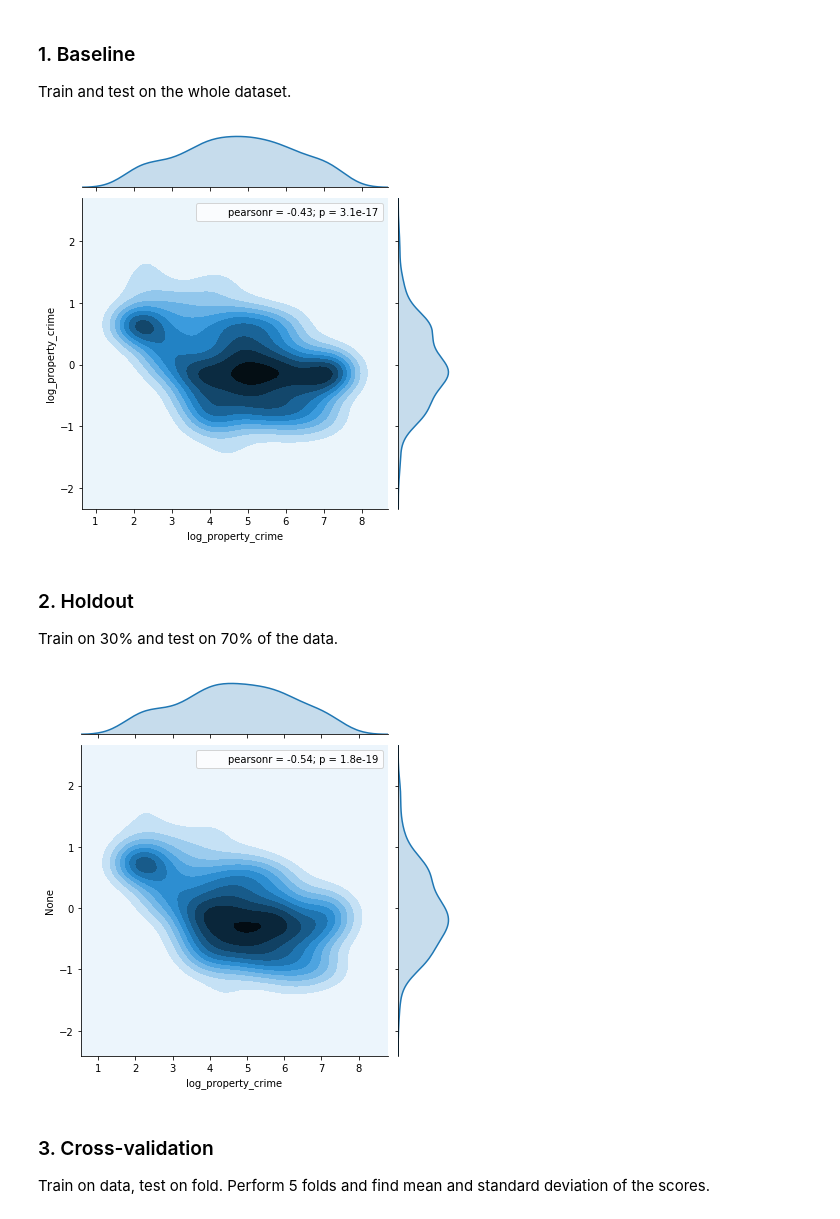
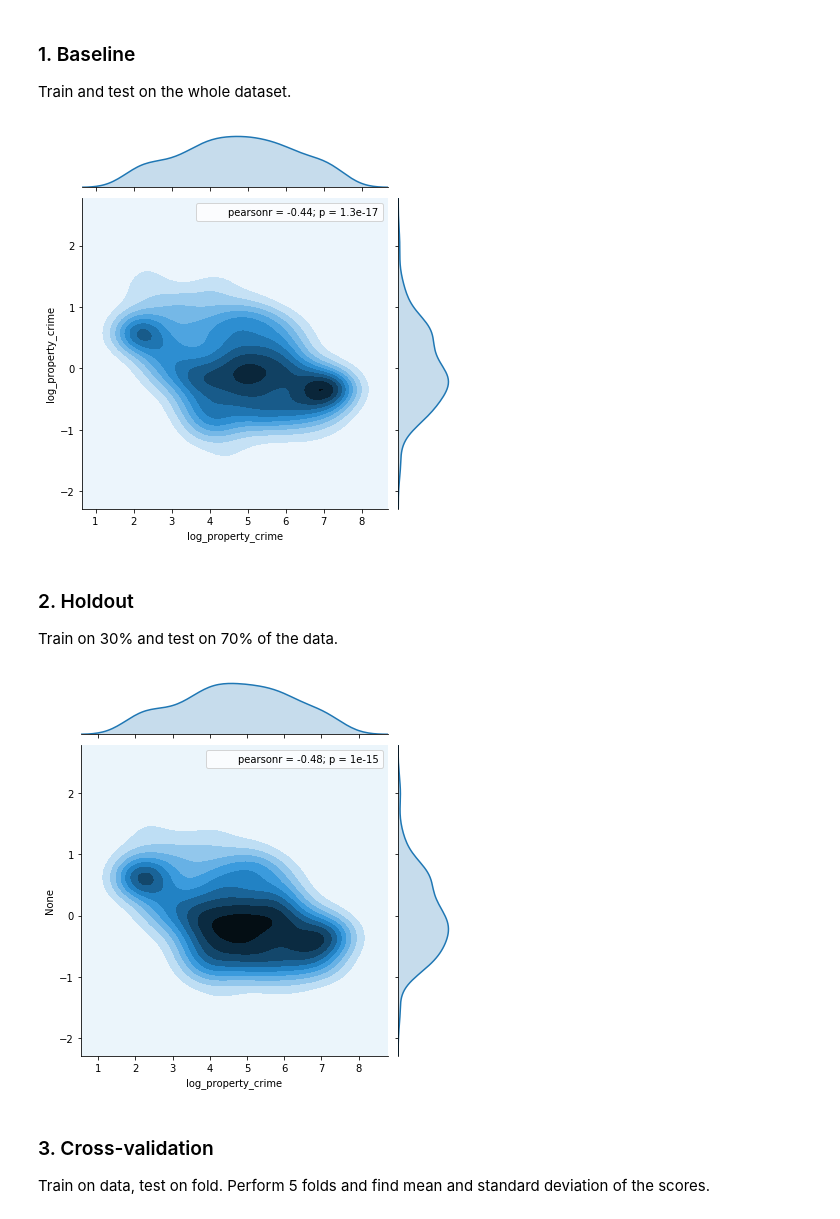
Before and after one commit to cobrobrown/thinkful_course, a Jupyter notebook: unit_2_supervised_learning/2.5.2_challenge_validating_a_linear_regression/2.5.2_challenge_validating_a_linear_regression.ipynb, the cells around one changed output. Drawn from its saved outputs; the diff is of its cells as text; code cells hidden in the pictures.

```diff
--- a/unit_2_supervised_learning/2.5.2_challenge_validating_a_linear_regression/2.5.2_challenge_validating_a_linear_regression.ipynb
+++ b/unit_2_supervised_learning/2.5.2_challenge_validating_a_linear_regression/2.5.2_challenge_validating_a_linear_regression.ipynb
@@ -43,5 +80,5 @@ trans_data = data.drop(['population', 'property_crime'], axis = 1)
 # %%
-comparison_columns = ['Intercept', 'log_population', 'population_squared', 'murder', 'robbery']
+comparison_columns = ['Intercept', 'log_population', 'robbery']
 params_df = pd.DataFrame(columns = comparison_columns)
 pvalues_df = pd.DataFrame(columns = comparison_columns)
 rsquared_series = pd.Series()
@@ -53,7 +90,7 @@ Train and test on the whole dataset.
 # Write out the model formula.
 # Your dependent variable on the right, independent variables on the left
 # Use a ~ to represent an '=' from the functional form
-linear_formula = 'log_property_crime ~ log_population + population_squared + murder + robbery'
+linear_formula = 'log_property_crime ~ log_population + robbery'
 
 # Fit the model to our data using the formula.
 lg_model = smf.ols(formula=linear_formula, data=data).fit()
@@ -67,28 +104,28 @@ baseline_residual = baseline_ypred - Y
 sns.jointplot(Y, baseline_residual, kind = 'kde')
 plt.show()
 # %% [output]
-[figure, old version]
+[figure, new version]
 # %% [markdown]
 <a id = 'holdout'></a>
 ### 2. Holdout
 Train on 30% and test on 70% of the data.
 # %%
 # Use train_test_split to create the necessary training and test groups
-X_train, X_test, Y_train, Y_test = train_test_split(data[['log_population','population_squared','murder','robbery']], data['log_property_crime'], test_size=0.7, random_state=20)
+X_train, X_test, Y_train, Y_test = train_test_split(data[['log_population', 'robbery']], data['log_property_crime'], test_size=0.7, random_state=20)
 holdout_df = pd.concat([X_train, Y_train], axis = 1)
 # fit and get model values
 lg_holdout_model = smf.ols(formula=linear_formula, data=holdout_df).fit()
 params_df = params_df.append(lg_holdout_model.params, ignore_index = True)
 pvalues_df = pvalues_df.append(lg_holdout_model.pvalues, ignore_index = True)
 rsquared_series = rsquared_series.append(pd.Series(lg_holdout_model.rsquared))
 
 # residual
 holdout_ypred = lg_holdout_model.predict(X_test)
 holdout_residual = holdout_ypred - Y
 sns.jointplot(Y, holdout_residual, kind = 'kde')
 plt.show()
 # %% [output]
-[figure, old version]
+[figure, new version]
 # %% [markdown]
 <a id = 'cross_validation'></a>
 ### 3. Cross-validation
```
Also changed, not shown: parts of 4 cells of this notebook.
